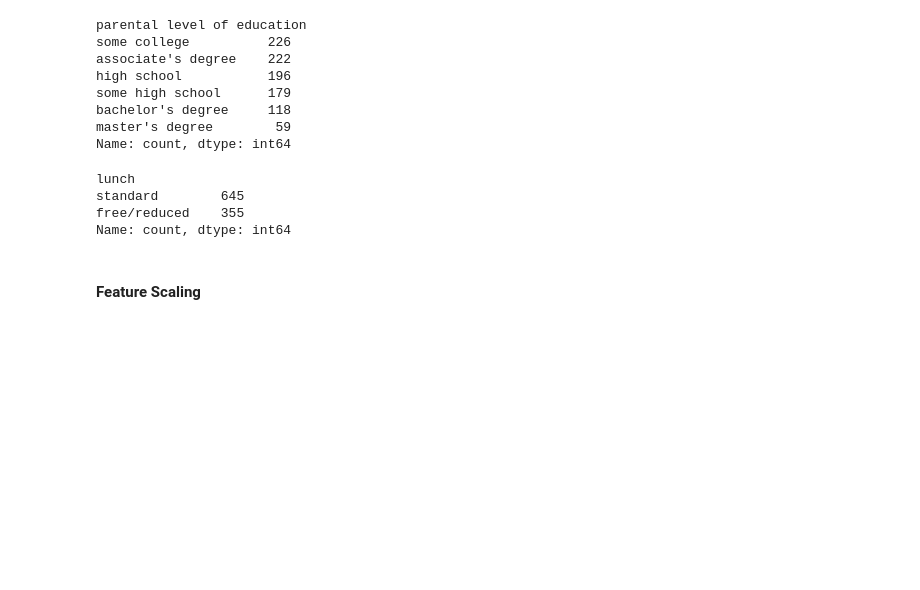
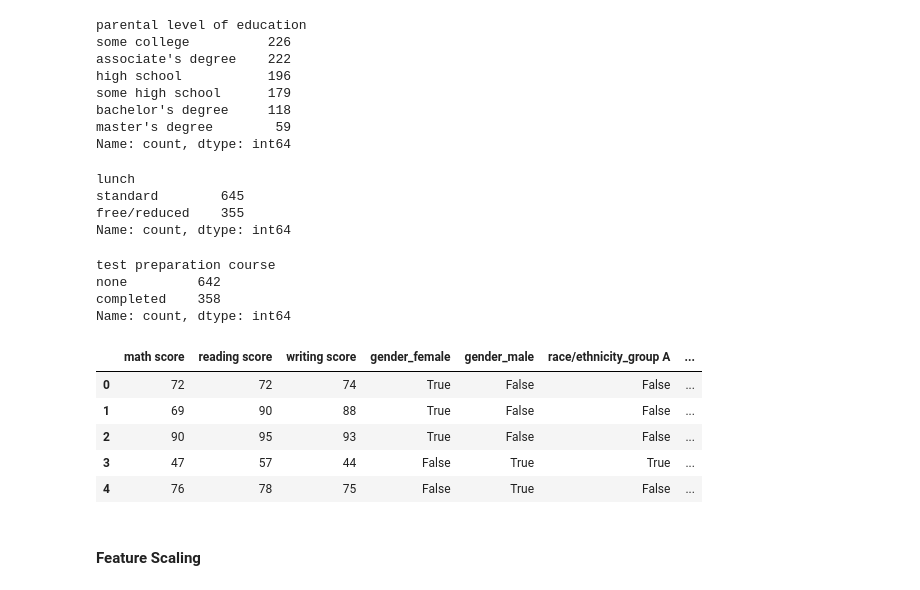
Before and after one commit to JindalChaitanya/CDAC-PGCP-AI, a Jupyter notebook: Data Analysis/Assignment 4/Assignment_4.ipynb, the cells around one changed output. Saved outputs shown, nothing was run; the diff lists cells and outputs as text; code cells hidden in the pictures; blank space fills up the shorter version.

```diff
--- a/Data Analysis/Assignment 4/Assignment_4.ipynb
+++ b/Data Analysis/Assignment 4/Assignment_4.ipynb
@@ -82,2 +75,0 @@ Name: count, dtype: int64
-# %%
-df["test preparation course"] = df["test preparation course"].replace(["None", "none", "NaN", "nan"], "completed")
@@ -186,5 +165,29 @@ lunch
 standard        645
 free/reduced    355
 Name: count, dtype: int64
+# %%
+df["test preparation course"].value_counts()
+# %% [output]
+test preparation course
+none         642
+completed    358
+Name: count, dtype: int64
+# %%
+df_encoded = pd.get_dummies(df, columns=[
+    'gender',
+    'race/ethnicity',
+    'parental level of education',
+    'lunch',
+    'test preparation course'
+])
+
+df_encoded.head()
+# %% [output]
+|  | math score | reading score | writing score | gender_female | gender_male | race/ethnicity_group A | ... |
+| 0 | 72 | 72 | 74 | True | False | False | ... |
+| 1 | 69 | 90 | 88 | True | False | False | ... |
+| 2 | 90 | 95 | 93 | True | False | False | ... |
+| 3 | 47 | 57 | 44 | False | True | True | ... |
+| 4 | 76 | 78 | 75 | False | True | False | ... |
 # %% [markdown]
 #### Feature Scaling
```
Also changed, not shown: parts of 4 cells of this notebook.
